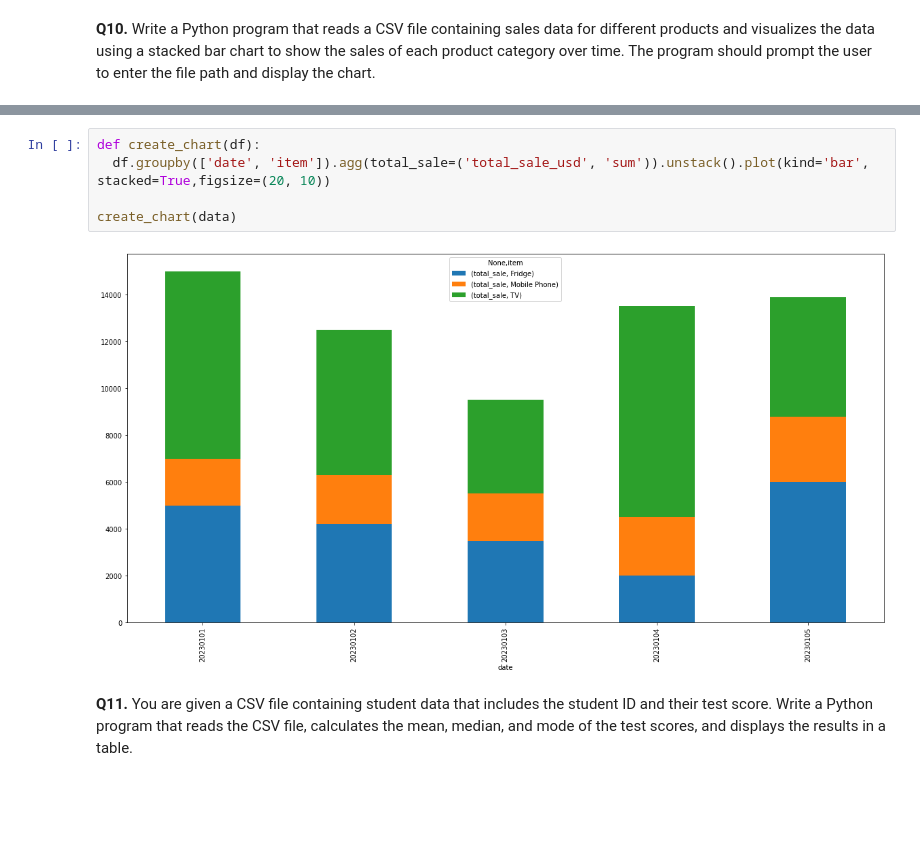
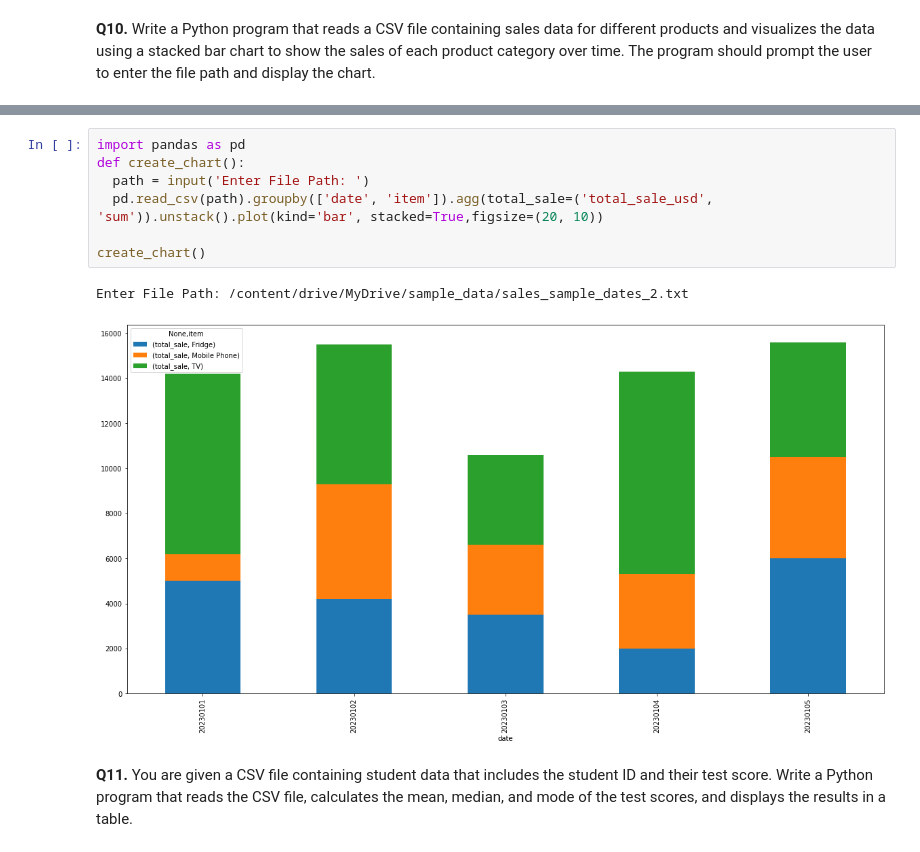
Before and after one commit to beercafeguy/PyMLLab, a Jupyter notebook: assignments/25_Feb_AssQ.ipynb, the cells around one changed output, grey strips where cells are left out. Drawn from its saved outputs; the diff is of its cells as text; blank space fills up the shorter version.

```diff
--- a/assignments/25_Feb_AssQ.ipynb
+++ b/assignments/25_Feb_AssQ.ipynb
@@ -258,10 +260,13 @@ data
 # %%
-def create_chart(df):
-  df.groupby(['date', 'item']).agg(total_sale=('total_sale_usd', 'sum')).unstack().plot(kind='bar', stacked=True,figsize=(20, 10))
+import pandas as pd
+def create_chart():
+  path = input('Enter File Path: ')
+  pd.read_csv(path).groupby(['date', 'item']).agg(total_sale=('total_sale_usd', 'sum')).unstack().plot(kind='bar', stacked=True,figsize=(20, 10))
 
-create_chart(data)
+create_chart()
 # %% [output]
+Enter File Path: /content/drive/MyDrive/sample_data/sales_sample_dates_2.txt
-[figure, old version]
+[figure, new version]
 # %% [markdown]
 **Q11.** You are given a CSV file containing student data that includes the student ID and their test score. Write
 a Python program that reads the CSV file, calculates the mean, median, and mode of the test scores, and
```
Also changed, not shown: parts of 7 cells of this notebook.
